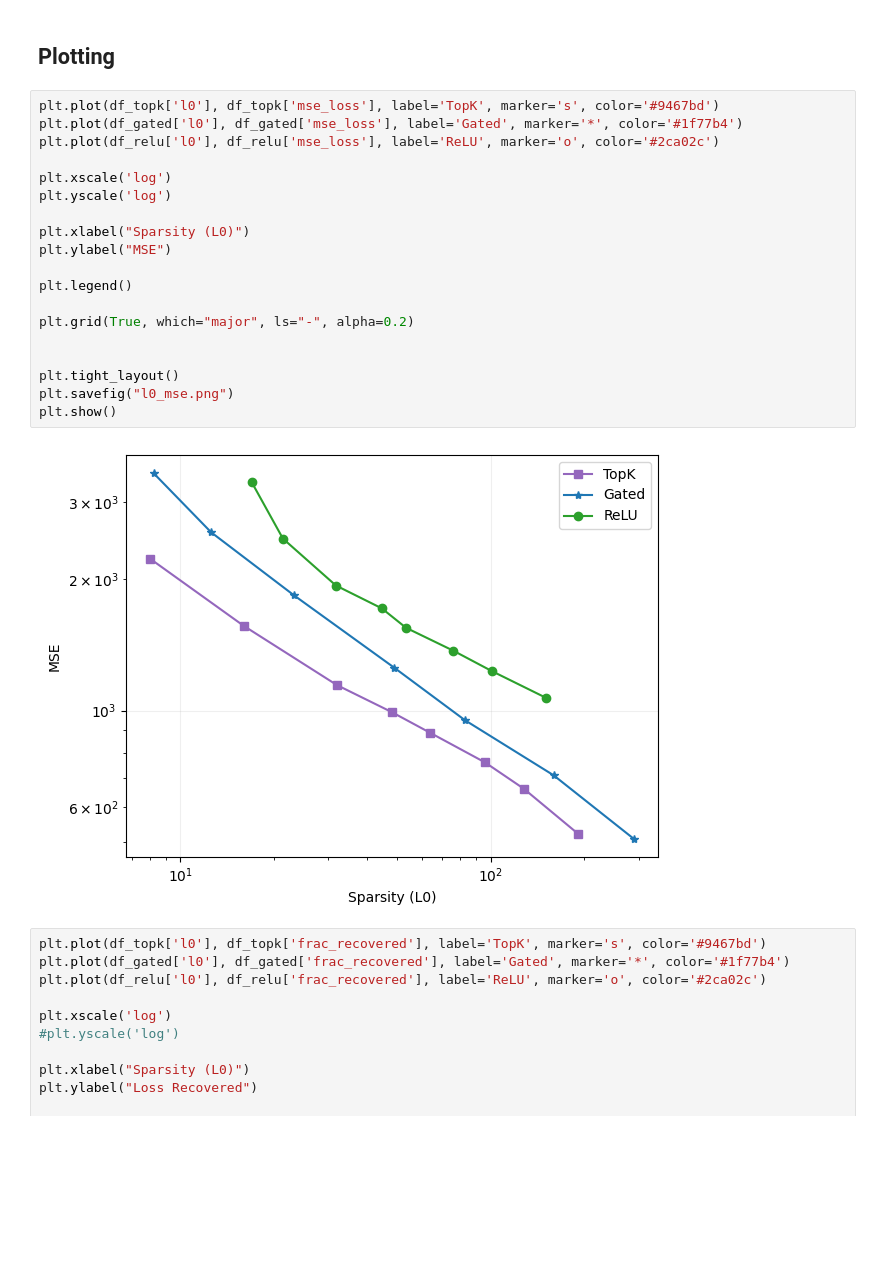
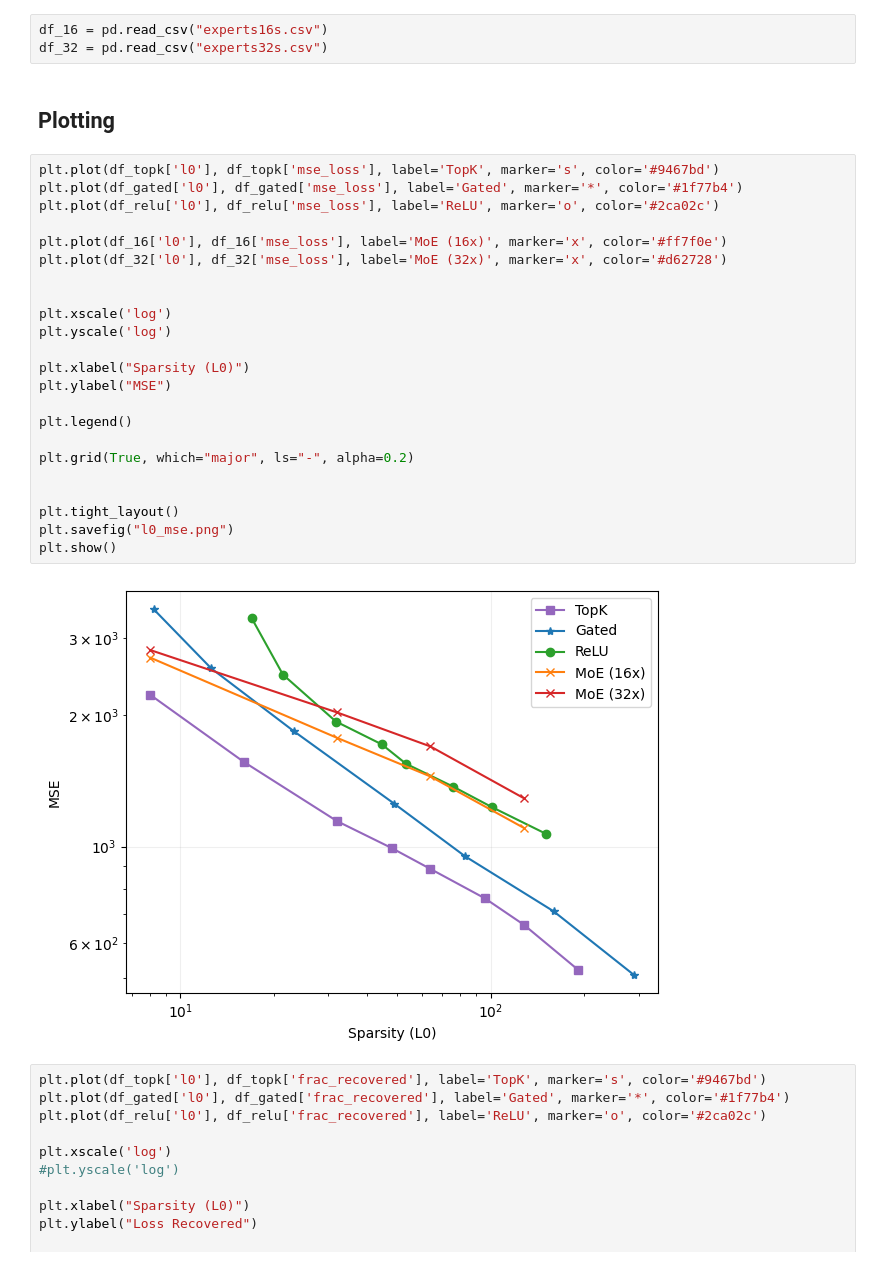
Before and after one commit to amudide/switch_sae, a Jupyter notebook: results/primary.ipynb, the cells around one changed output. Saved outputs shown, nothing was run; the diff lists cells and outputs as text; blank space fills up the shorter version.

Commit message:
Expert Results

```diff
--- a/results/primary.ipynb
+++ b/results/primary.ipynb
@@ -48,29 +48,36 @@ df_topk.to_csv("primary-topk-clean.csv")
 df_relu = pd.read_csv("primary-relu-clean.csv")
 df_gated = pd.read_csv("primary-gated-clean.csv")
 df_topk = pd.read_csv("primary-topk-clean.csv")
+# %%
+df_16 = pd.read_csv("experts16s.csv")
+df_32 = pd.read_csv("experts32s.csv")
 # %% [markdown]
 ## Plotting
 # %%
 plt.plot(df_topk['l0'], df_topk['mse_loss'], label='TopK', marker='s', color='#9467bd')
 plt.plot(df_gated['l0'], df_gated['mse_loss'], label='Gated', marker='*', color='#1f77b4')
 plt.plot(df_relu['l0'], df_relu['mse_loss'], label='ReLU', marker='o', color='#2ca02c')
+
+plt.plot(df_16['l0'], df_16['mse_loss'], label='MoE (16x)', marker='x', color='#ff7f0e')
+plt.plot(df_32['l0'], df_32['mse_loss'], label='MoE (32x)', marker='x', color='#d62728')
+
 
 plt.xscale('log')
 plt.yscale('log')
 
 plt.xlabel("Sparsity (L0)")
 plt.ylabel("MSE")
 
 plt.legend()
 
 plt.grid(True, which="major", ls="-", alpha=0.2)
 
 
 plt.tight_layout()
 plt.savefig("l0_mse.png")
 plt.show()
 # %% [output]
-[figure, old version]
+[figure, new version]
 # %%
 plt.plot(df_topk['l0'], df_topk['frac_recovered'], label='TopK', marker='s', color='#9467bd')
 plt.plot(df_gated['l0'], df_gated['frac_recovered'], label='Gated', marker='*', color='#1f77b4')
```
Also changed, not shown: 10 other files.
